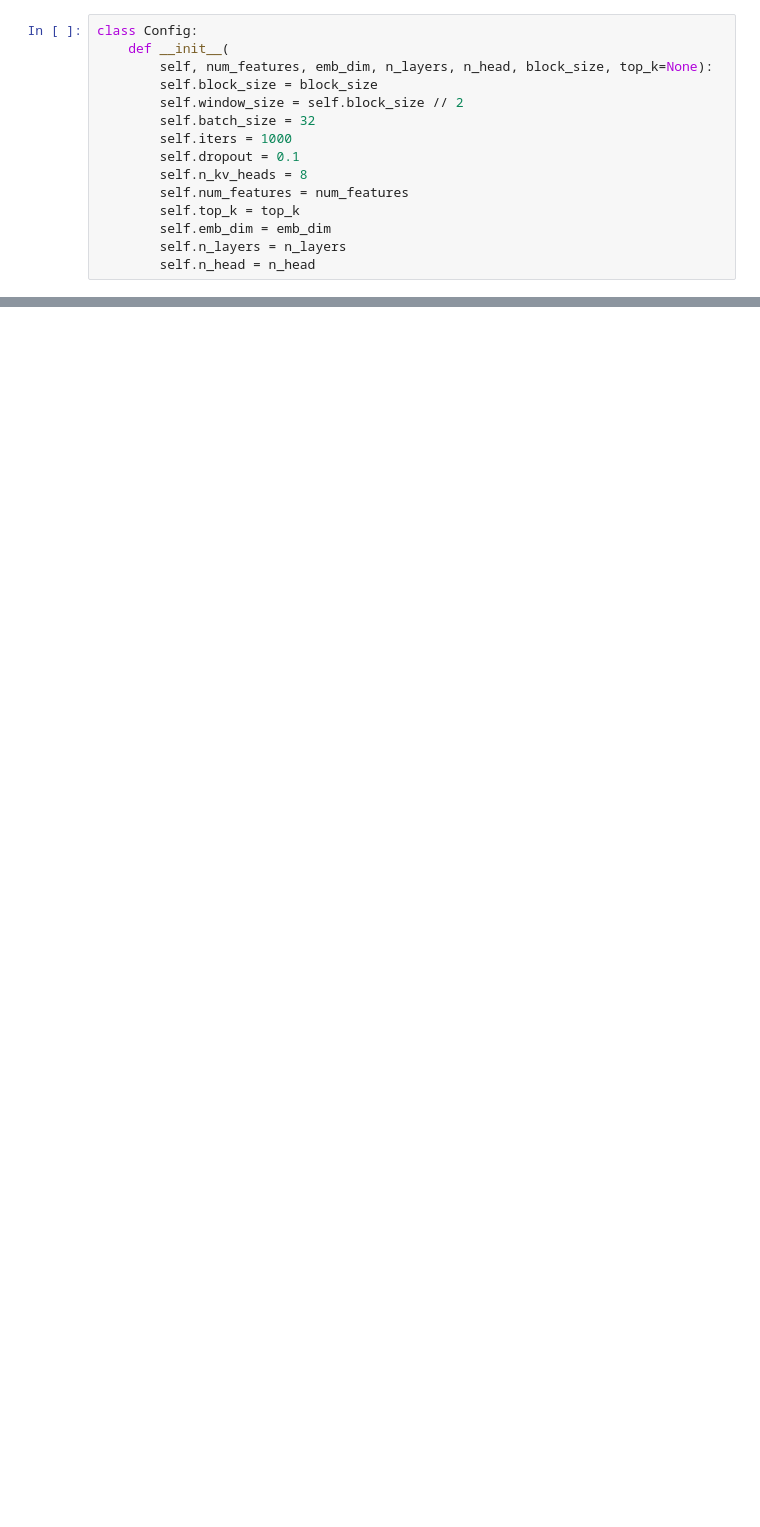
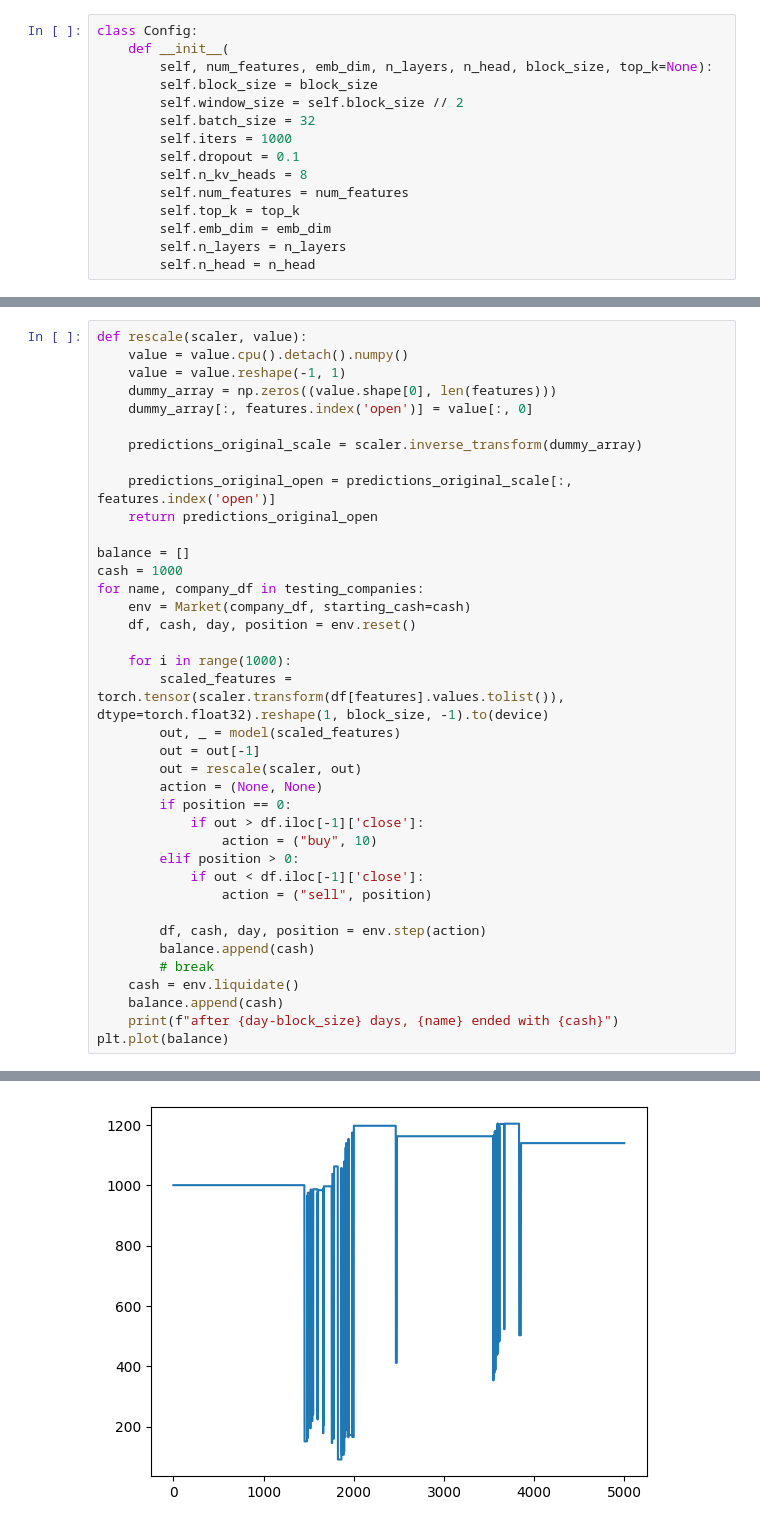
Before and after one commit to jonirajala/stocks-transformer, a Jupyter notebook: makemoney.ipynb, the cells around one changed output, grey strips where cells are left out. Saved outputs shown, nothing was run; the diff lists cells and outputs as text; blank space fills up the shorter version.

Commit message:
market simulation

```diff
--- a/makemoney.ipynb
+++ b/makemoney.ipynb
@@ -244,0 +335,39 @@ RuntimeError: view size is not compatible with input tensor's size and stride (a
+# %%
+def rescale(scaler, value):
+    value = value.cpu().detach().numpy()
+    value = value.reshape(-1, 1)
+    dummy_array = np.zeros((value.shape[0], len(features)))
+    dummy_array[:, features.index('open')] = value[:, 0]
+
+    predictions_original_scale = scaler.inverse_transform(dummy_array)
+
+    predictions_original_open = predictions_original_scale[:, features.index('open')]
+    return predictions_original_open
+
+balance = []
+cash = 1000
+for name, company_df in testing_companies:
+    env = Market(company_df, starting_cash=cash)
+    df, cash, day, position = env.reset()
+
+    for i in range(1000):
+        scaled_features = torch.tensor(scaler.transform(df[features].values.tolist()), dtype=torch.float32).reshape(1, block_size, -1).to(device)
+        out, _ = model(scaled_features)
+        out = out[-1]
+        out = rescale(scaler, out)
+        action = (None, None)
+        if position == 0:
+            if out > df.iloc[-1]['close']:
+                action = ("buy", 10)
+        elif position > 0:
+            if out < df.iloc[-1]['close']:
+                action = ("sell", position)
+
+        df, cash, day, position = env.step(action)
+        balance.append(cash)
+        # break
+    cash = env.liquidate()
+    balance.append(cash)
+    print(f"after {day-block_size} days, {name} ended with {cash}")
+plt.plot(balance)
+# %% [output]
@@ -244,0 +380 @@ RuntimeError: view size is not compatible with input tensor's size and stride (a
+[figure, added]
```
Also changed, not shown: parts of 9 cells of this notebook.
